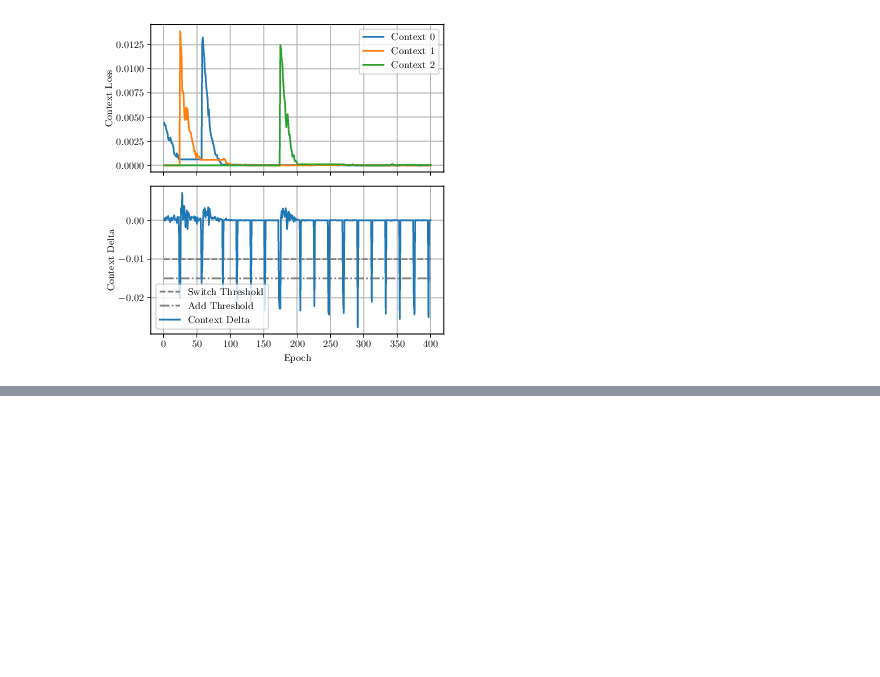
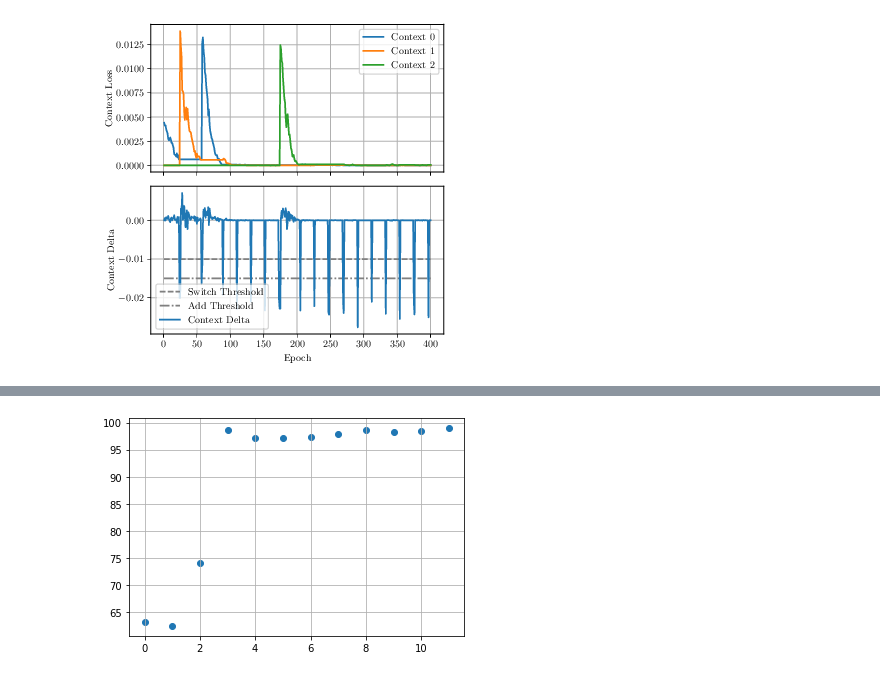
Before and after one commit to DLii-Research/context-learning, a Jupyter notebook: 3. Wisconsin Card Sort.ipynb, the cells around one changed output, grey strips where cells are left out. Cells and saved outputs as stored; diff of their text form; code cells hidden in the pictures; blank space fills up the shorter version.

```diff
--- a/3. Wisconsin Card Sort.ipynb
+++ b/3. Wisconsin Card Sort.ipynb
@@ -295,0 +338,6 @@ logger.plot(figsize=(5,5), savefile="graphs/wcst_dynamic.pgf")
+# %%
+largest_deltas = []
+for key in data:
+    largest_deltas.append((max(data[key][1].values()), key))
+largest_deltas
+np.mean([v[0] for v in largest_deltas])
@@ -295,0 +415,8 @@ logger.plot(figsize=(5,5), savefile="graphs/wcst_dynamic.pgf")
+# %%
+x = np.arange(accuracies.shape[1]//100)
+y = np.take(np.mean(accuracies, axis=0), [i for i in range(0, accuracies.shape[1], 100)])
+fig, ax = plt.subplots()
+ax.scatter(x, y)
+ax.grid()
+# %% [output]
+[figure, added]
```
Also changed, not shown: parts of 35 cells of this notebook, 6 other files.
